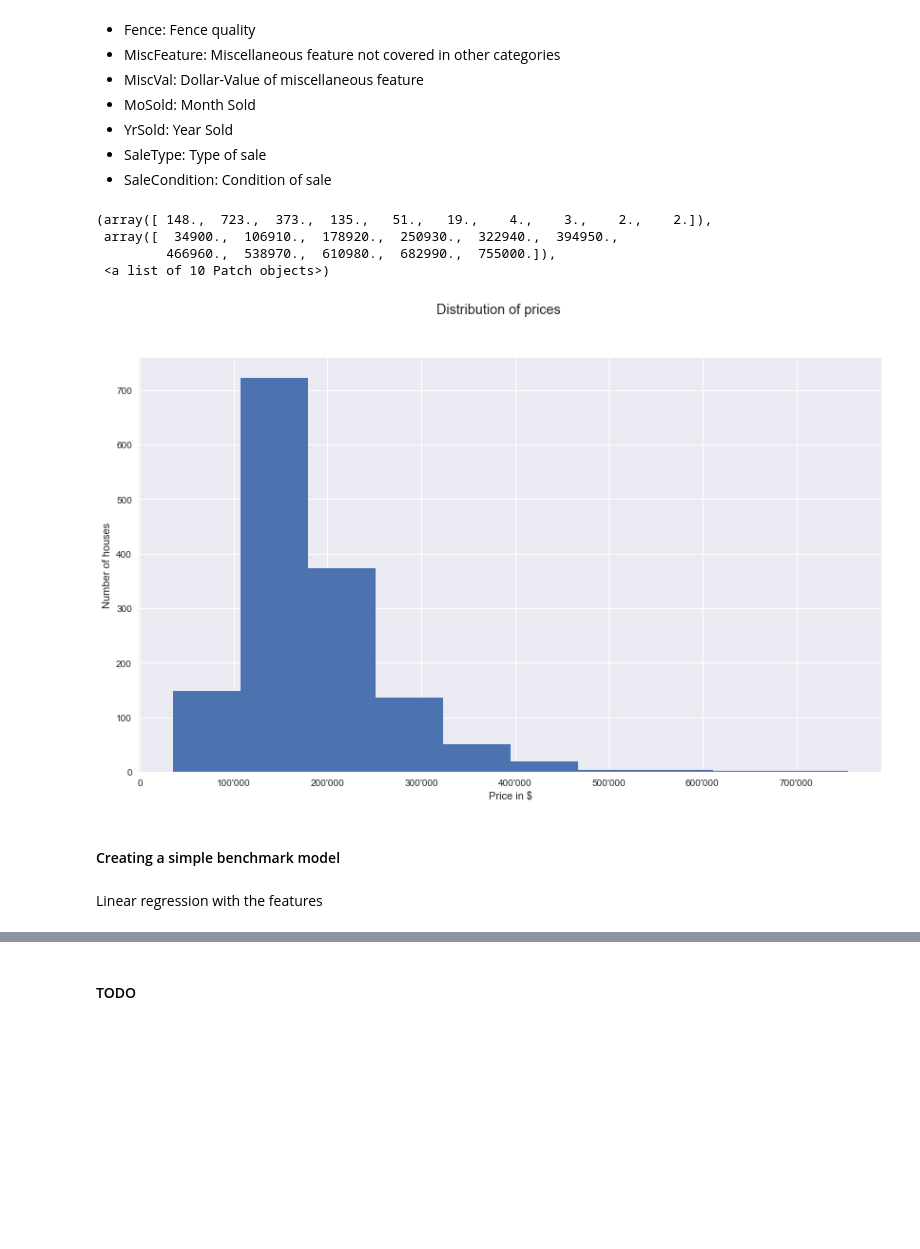
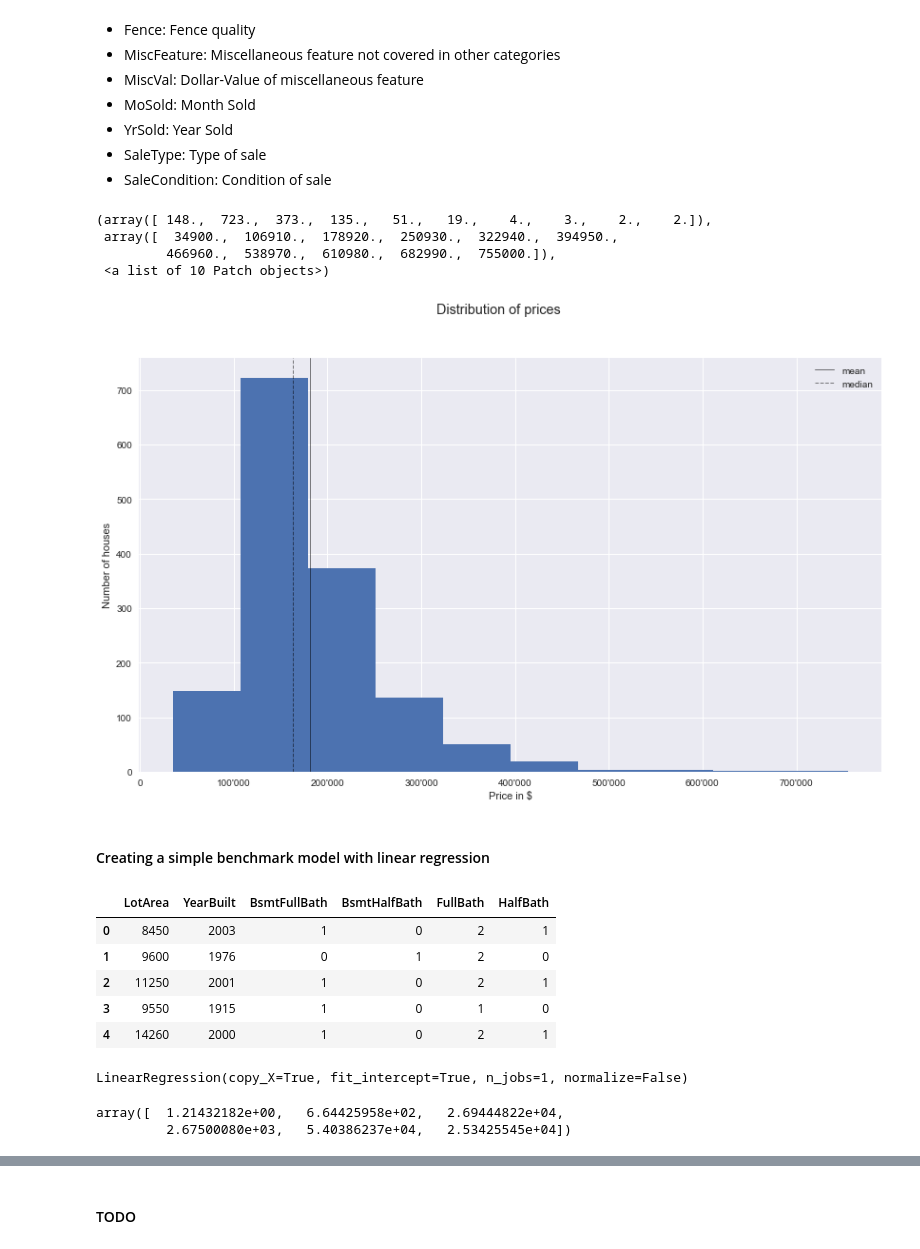
Before and after one commit to huli/predicting-house-prices, a Jupyter notebook: advance_regression_techniques.ipynb, the cells around one changed output, grey strips where cells are left out. Saved outputs shown, nothing was run; the diff lists cells and outputs as text; code cells hidden in the pictures; blank space fills up the shorter version.

```diff
--- a/advance_regression_techniques.ipynb
+++ b/advance_regression_techniques.ipynb
@@ -132,18 +132,28 @@ thousand_formatter = plt.FuncFormatter(lambda x, _ : locale.format("%d", x, grou
 # %%
 fig, ax = plt.subplots(1, figsize=(14, 8))
 fig.suptitle('Distribution of prices')
 ax.set_ylabel('Number of houses')
 ax.set_xlabel('Price in $')
 ax.yaxis.set_major_formatter(thousand_formatter)
 ax.xaxis.set_major_formatter(thousand_formatter)
+ax.axvline(train_df['SalePrice'].mean(), c='black', linewidth=1, alpha=.5)
+ax.axvline(train_df['SalePrice'].median(), c='black', linewidth=1, alpha=.5, linestyle='--')
+ax.legend(['mean','median'])
 ax.hist(train_df.loc[:, 'SalePrice'])
 # %% [output]
 (array([ 148.,  723.,  373.,  135.,   51.,   19.,    4.,    3.,    2.,    2.]),
  array([  34900.,  106910.,  178920.,  250930.,  322940.,  394950.,
          466960.,  538970.,  610980.,  682990.,  755000.]),
  <a list of 10 Patch objects>)
-[figure, old version]
+[figure, new version]
 # %% [markdown]
-#### Creating a simple benchmark model
+#### Creating a simple benchmark model with linear regression
-# %% [markdown]
-Linear regression with the features
+# %%
+train_df.loc[:, ['LotArea','YearBuilt','BsmtFullBath','BsmtHalfBath','FullBath','HalfBath']].head()
+# %% [output]
+|  | LotArea | YearBuilt | BsmtFullBath | BsmtHalfBath | FullBath | HalfBath |
+| 0 | 8450 | 2003 | 1 | 0 | 2 | 1 |
+| 1 | 9600 | 1976 | 0 | 1 | 2 | 0 |
+| 2 | 11250 | 2001 | 1 | 0 | 2 | 1 |
+| 3 | 9550 | 1915 | 1 | 0 | 1 | 0 |
+| 4 | 14260 | 2000 | 1 | 0 | 2 | 1 |
@@ -149,0 +169,10 @@ Linear regression with the features
+# %%
+reg = linear_model.LinearRegression()
+reg.fit(X_train, y_train)
+# %% [output]
+LinearRegression(copy_X=True, fit_intercept=True, n_jobs=1, normalize=False)
+# %%
+reg.coef_
+# %% [output]
+array([  1.21432182e+00,   6.64425958e+02,   2.69444822e+04,
+         2.67500080e+03,   5.40386237e+04,   2.53425545e+04])
```
Also changed, not shown: parts of 5 cells of this notebook.
